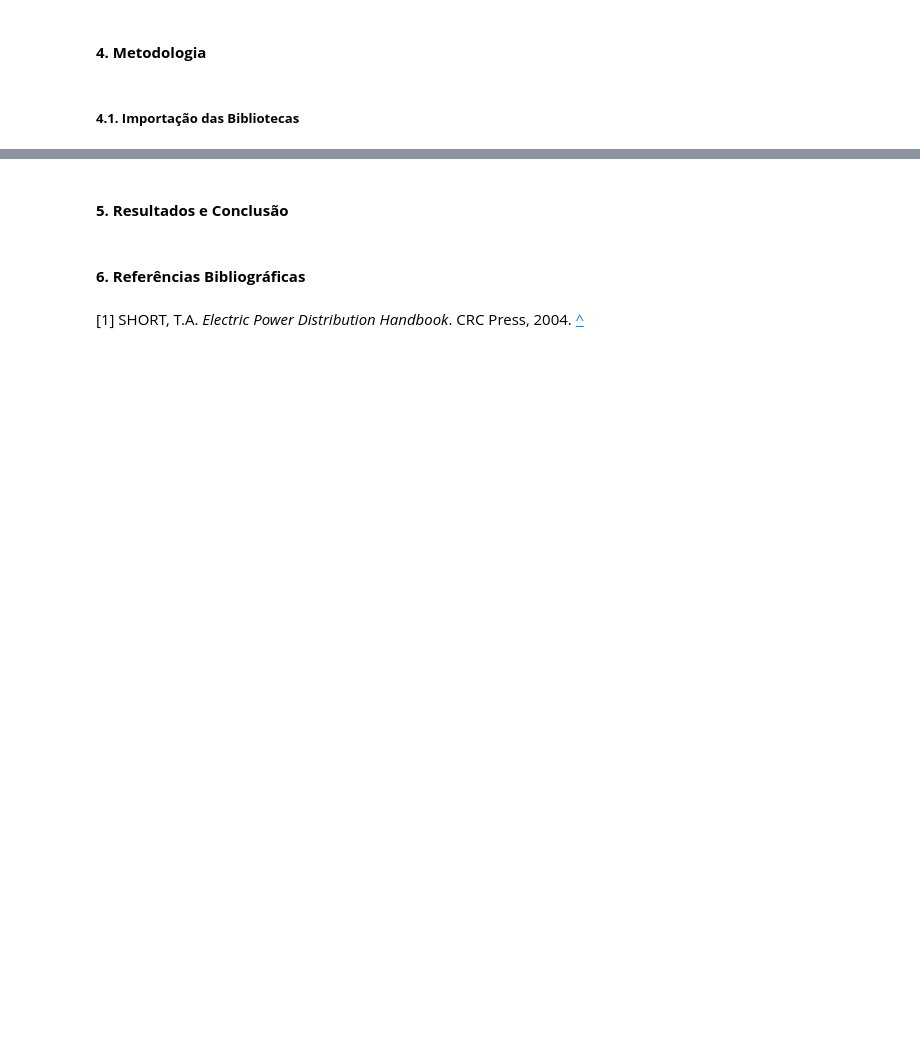
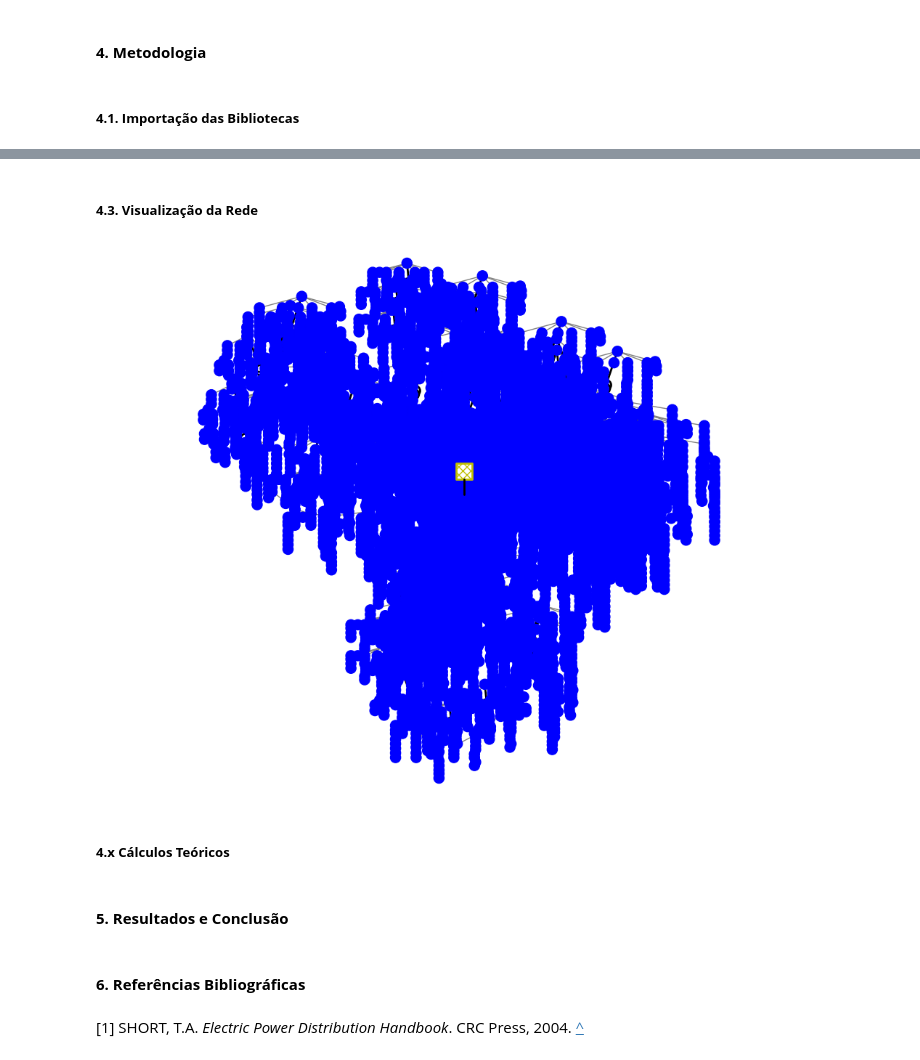
Before and after one commit to PedroFlorencioNeto/distribuicao-de-energia, a Jupyter notebook: 389276_TrabalhoDistribuicaoEnergia.ipynb, the cells around one changed output, grey strips where cells are left out. Saved outputs shown, nothing was run; the diff lists cells and outputs as text; code cells hidden in the pictures; blank space fills up the shorter version.

Commit message:
:construction: objetivos, visualizacao da rede e continuacao da fundamentacao

```diff
--- a/389276_TrabalhoDistribuicaoEnergia.ipynb
+++ b/389276_TrabalhoDistribuicaoEnergia.ipynb
@@ -76,0 +100,3 @@ print(net.sgen)
+# %%
+sb_code = '1-MVLV-urban-all-2-sw'
+net = sb.get_simbench_net(sb_code)
@@ -77,3 +128,12 @@ print(net.sgen)
+# %% [markdown]
+##### **4.3. Visualização da Rede**
+# %%
+plot.simple_plot(net)
+plt.show()
+# %% [output]
+[figure, added]
+# %% [markdown]
+##### **4.x Cálculos Teóricos**
 # %% [markdown]
 #### **5. Resultados e Conclusão**
 # %% [markdown]
```
Also changed, not shown: parts of 11 cells of this notebook.
